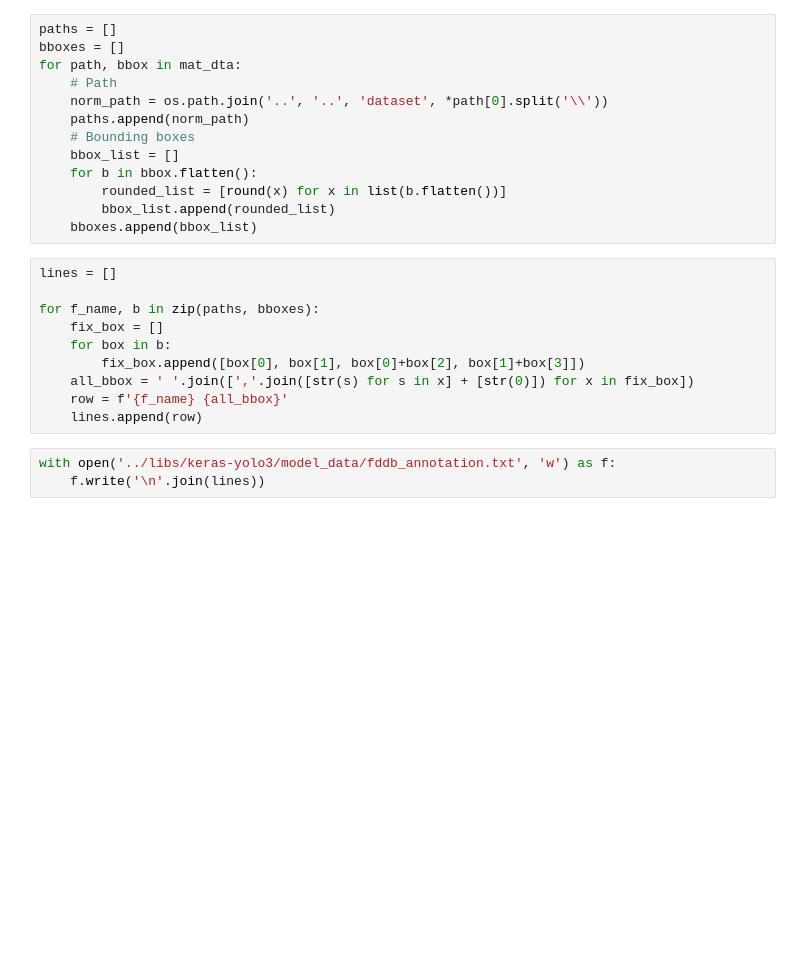
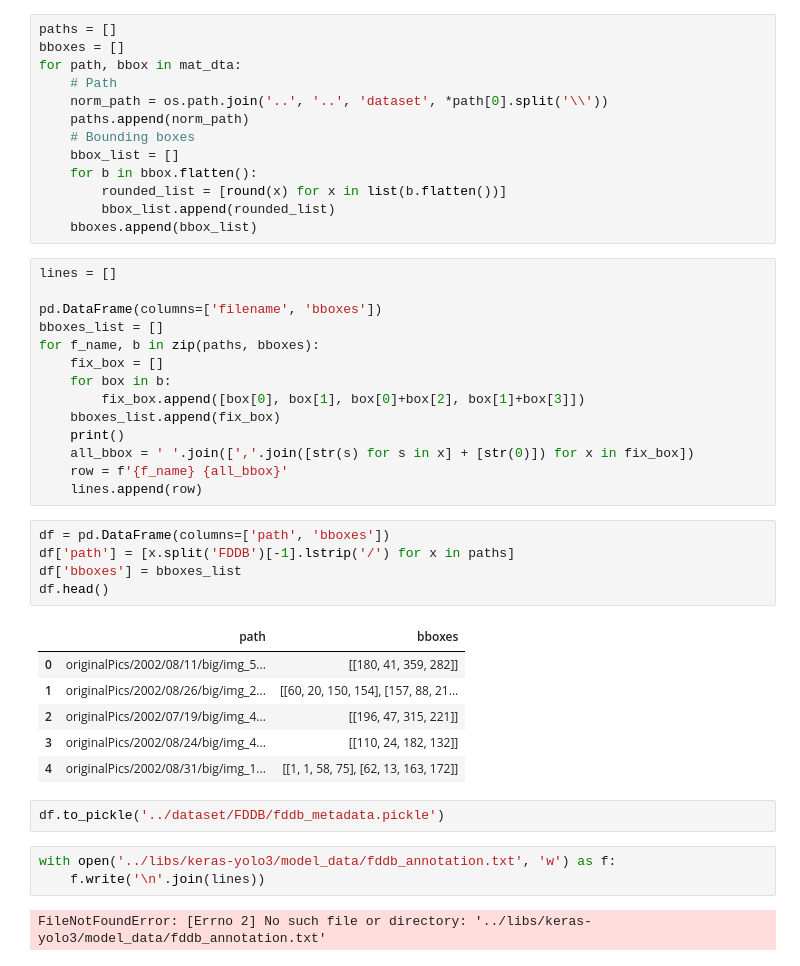
Before and after one commit to gianlucagiudice/visual-processing-project, a Jupyter notebook: notebooks/generate_yolo_annotations.ipynb, the cells around one changed output. Saved outputs shown, nothing was run; the diff lists cells and outputs as text; blank space fills up the shorter version.

Commit message:
Save yolo annotations to pickle

```diff
--- a/notebooks/generate_yolo_annotations.ipynb
+++ b/notebooks/generate_yolo_annotations.ipynb
@@ -25,13 +25,33 @@ for path, bbox in mat_dta:
 # %%
 lines = []
 
+pd.DataFrame(columns=['filename', 'bboxes'])
+bboxes_list = []
 for f_name, b in zip(paths, bboxes):
     fix_box = []
     for box in b:
         fix_box.append([box[0], box[1], box[0]+box[2], box[1]+box[3]])
+    bboxes_list.append(fix_box)
+    print()
     all_bbox = ' '.join([','.join([str(s) for s in x] + [str(0)]) for x in fix_box])
     row = f'{f_name} {all_bbox}'
     lines.append(row)
+# %%
+df = pd.DataFrame(columns=['path', 'bboxes'])
+df['path'] = [x.split('FDDB')[-1].lstrip('/') for x in paths]
+df['bboxes'] = bboxes_list
+df.head()
+# %% [output]
+|  | path | bboxes |
+| 0 | originalPics/2002/08/11/big/img_5... | [[180, 41, 359, 282]] |
+| 1 | originalPics/2002/08/26/big/img_2... | [[60, 20, 150, 154], [157, 88, 21... |
+| 2 | originalPics/2002/07/19/big/img_4... | [[196, 47, 315, 221]] |
+| 3 | originalPics/2002/08/24/big/img_4... | [[110, 24, 182, 132]] |
+| 4 | originalPics/2002/08/31/big/img_1... | [[1, 1, 58, 75], [62, 13, 163, 172]] |
+# %%
+df.to_pickle('../dataset/FDDB/fddb_metadata.pickle')
 # %%
 with open('../libs/keras-yolo3/model_data/fddb_annotation.txt', 'w') as f:
     f.write('\n'.join(lines))
+# %% [output]
+FileNotFoundError: [Errno 2] No such file or directory: '../libs/keras-yolo3/model_data/fddb_annotation.txt'
```
